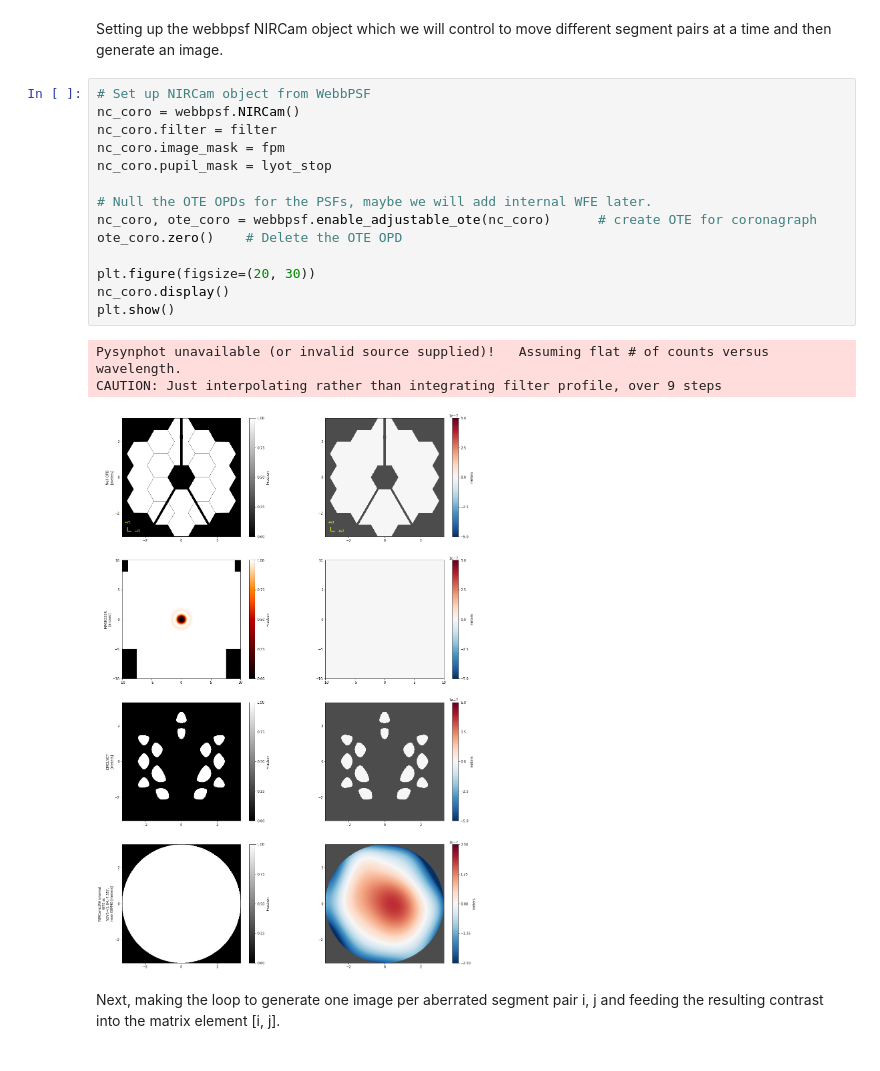
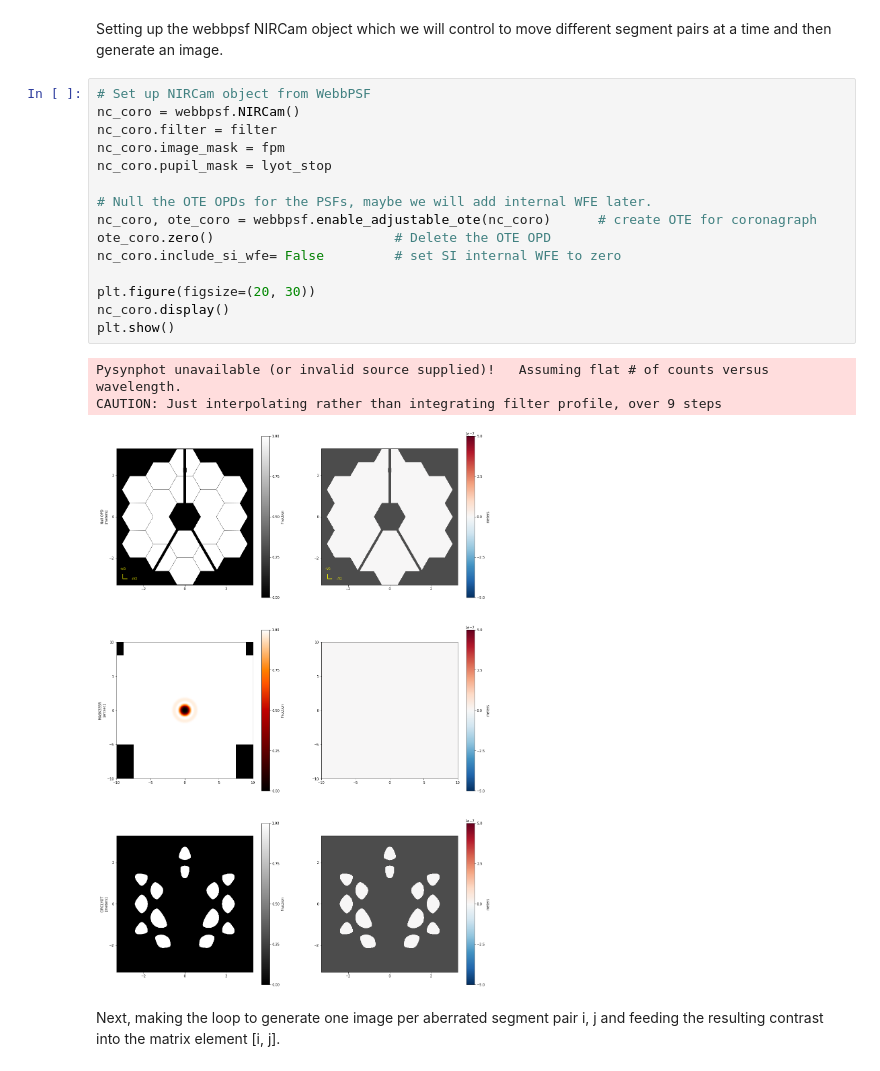
Before and after one commit to spacetelescope/PASTIS, a Jupyter notebook: Jupyter Notebooks/4_Testing numerical matrix generation.ipynb, the cells around one changed output. Saved outputs shown, nothing was run; the diff lists cells and outputs as text.

Commit message:
Setting NIRCam SI internal WFE to zero everywhere.

```diff
--- a/Jupyter Notebooks/4_Testing numerical matrix generation.ipynb
+++ b/Jupyter Notebooks/4_Testing numerical matrix generation.ipynb
@@ -95,21 +95,22 @@ Setting up the webbpsf NIRCam object which we will control to move different seg
 # %%
 # Set up NIRCam object from WebbPSF
 nc_coro = webbpsf.NIRCam()
 nc_coro.filter = filter
 nc_coro.image_mask = fpm
 nc_coro.pupil_mask = lyot_stop
 
 # Null the OTE OPDs for the PSFs, maybe we will add internal WFE later.
 nc_coro, ote_coro = webbpsf.enable_adjustable_ote(nc_coro)      # create OTE for coronagraph
-ote_coro.zero()    # Delete the OTE OPD
+ote_coro.zero()                       # Delete the OTE OPD
+nc_coro.include_si_wfe= False         # set SI internal WFE to zero
 
 plt.figure(figsize=(20, 30))
 nc_coro.display()
 plt.show()
 # %% [output]
 Pysynphot unavailable (or invalid source supplied)!   Assuming flat # of counts versus wavelength.
 CAUTION: Just interpolating rather than integrating filter profile, over 9 steps
-[figure, old version]
+[figure, new version]
 # %% [markdown]
 Next, making the loop to generate one image per aberrated segment pair i, j and feeding the resulting contrast into the matrix element [i, j].
 # %%
```
Also changed, not shown: parts of 1 cell of this notebook, 2 other files.
